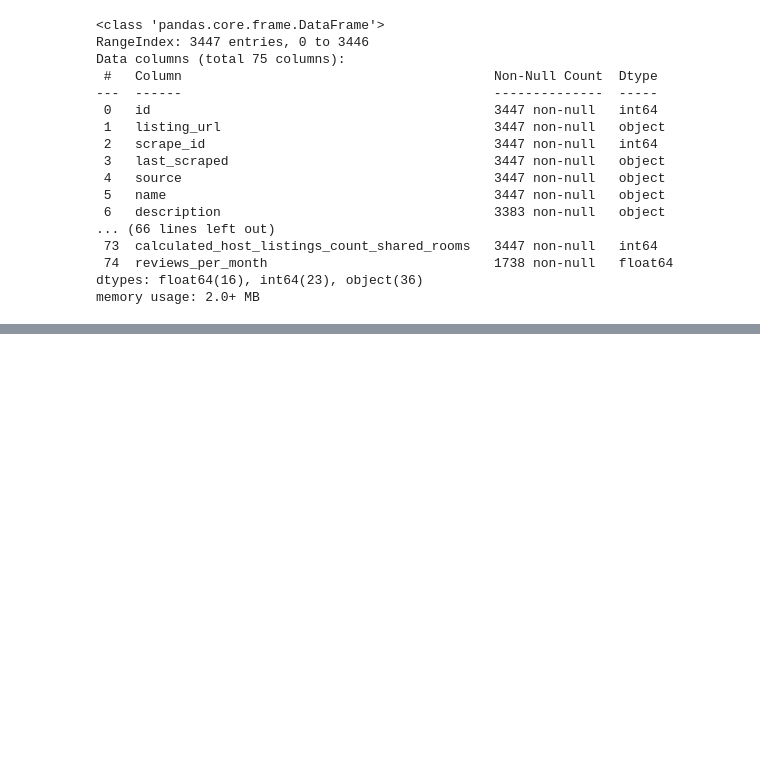
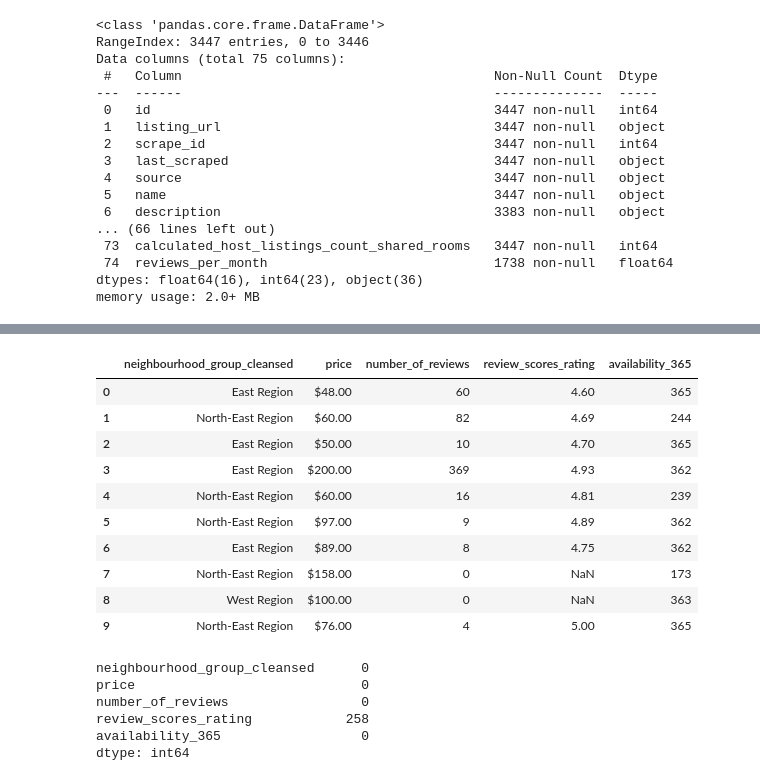
Before and after one commit to Owybong/datmintubes, a Jupyter notebook: app2.ipynb, the cells around one changed output, grey strips where cells are left out. Drawn from its saved outputs; the diff is of its cells as text; code cells hidden in the pictures; blank space fills up the shorter version.

```diff
--- a/app2.ipynb
+++ b/app2.ipynb
@@ -87,0 +91,20 @@ tp.to_csv('listing_updated_cleaned.csv')
+# %%
+dats = pd.read_csv('listing_updated_cleaned.csv')
+
+dfbro = pd.DataFrame(dats)
+# %%
+dfbro['review_scores_rating'].replace(0, np.nan, inplace=True)
+
+dfbro.head(10)
+# %% [output]
+|  | neighbourhood_group_cleansed | price | number_of_reviews | review_scores_rating | availability_365 |
+| 0 | East Region | $48.00 | 60 | 4.60 | 365 |
+| 1 | North-East Region | $60.00 | 82 | 4.69 | 244 |
+| 2 | East Region | $50.00 | 10 | 4.70 | 365 |
+| 3 | East Region | $200.00 | 369 | 4.93 | 362 |
+| 4 | North-East Region | $60.00 | 16 | 4.81 | 239 |
+| 5 | North-East Region | $97.00 | 9 | 4.89 | 362 |
+| 6 | East Region | $89.00 | 8 | 4.75 | 362 |
+| 7 | North-East Region | $158.00 | 0 | NaN | 173 |
+| 8 | West Region | $100.00 | 0 | NaN | 363 |
+| 9 | North-East Region | $76.00 | 4 | 5.00 | 365 |
@@ -87,0 +113,9 @@ tp.to_csv('listing_updated_cleaned.csv')
+# %%
+dfbro.isna().sum()
+# %% [output]
+neighbourhood_group_cleansed      0
+price                             0
+number_of_reviews                 0
+review_scores_rating            258
+availability_365                  0
+dtype: int64
```
Also changed, not shown: parts of 5 cells of this notebook, 2 other files.
